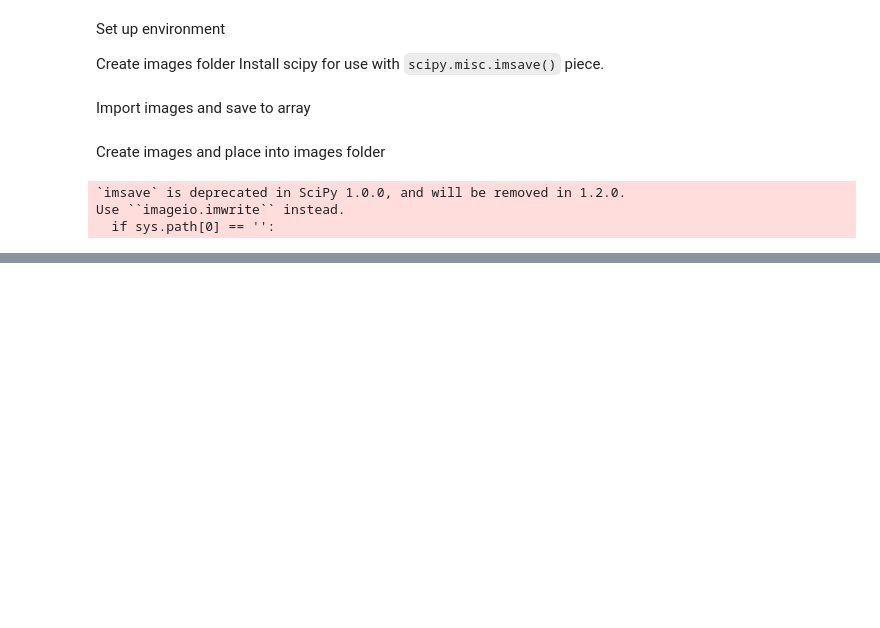
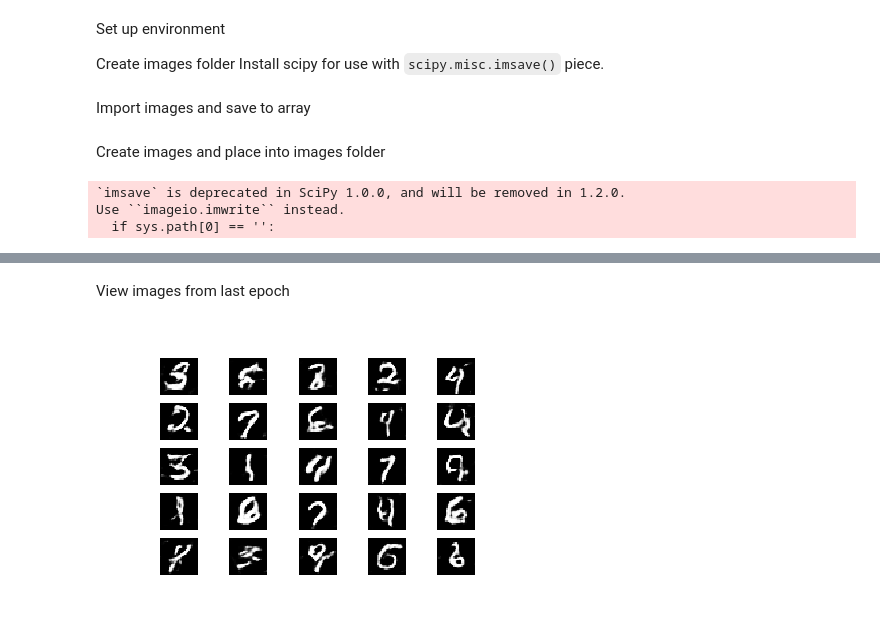
Before and after one commit to harryahlas/GAN-tests, a Jupyter notebook: mnistgan_test.ipynb, the cells around one changed output, grey strips where cells are left out. Drawn from its saved outputs; the diff is of its cells as text; code cells hidden in the pictures; blank space fills up the shorter version.

```diff
--- a/mnistgan_test.ipynb
+++ b/mnistgan_test.ipynb
@@ -261,0 +232,6 @@ _________________________________________________________________
+# %% [markdown]
+View images from last epoch
+# %%
+Image('images/mnist_3900.png')
+# %% [output]
+[figure, added]
```
Also changed, not shown: parts of 4 cells of this notebook, 1 other file.
